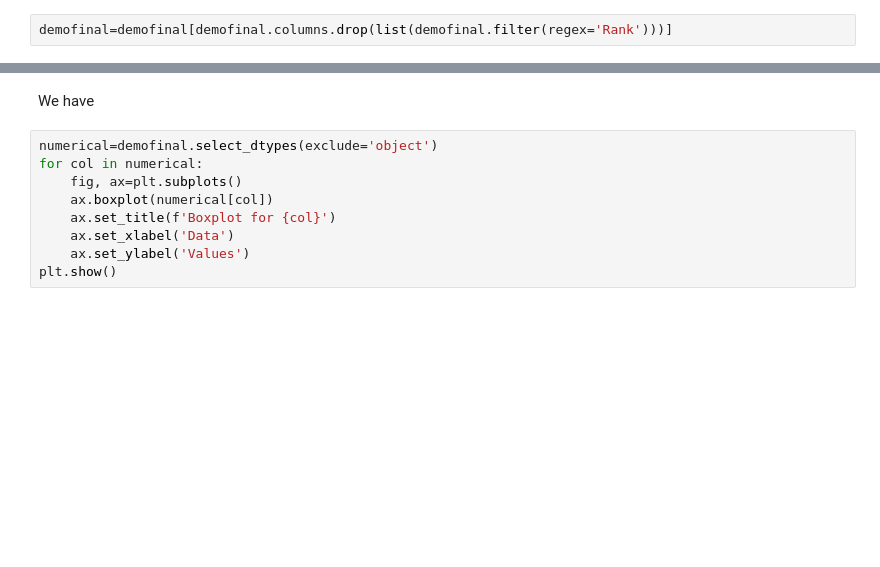
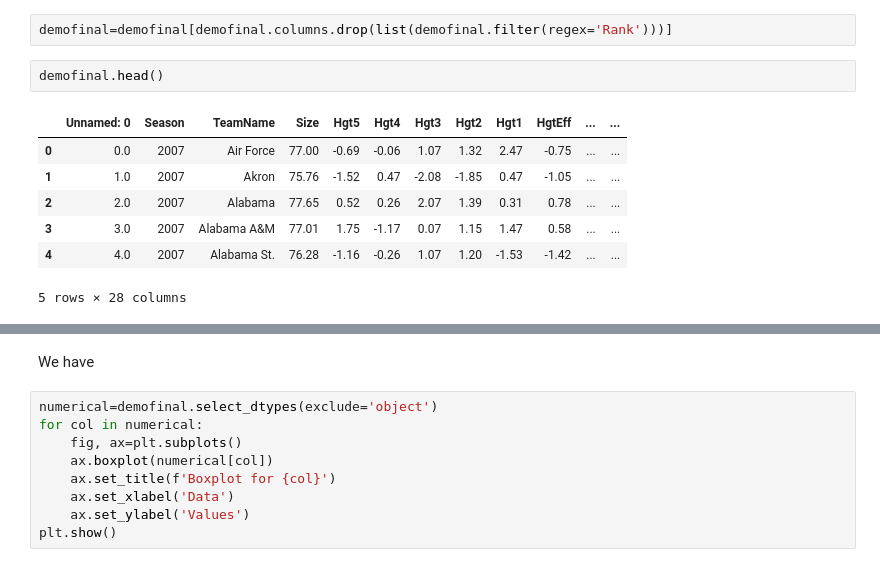
Before and after one commit to maddog19527/KenPom_Datasets, a Jupyter notebook: demographics/demographics_eda.ipynb, the cells around one changed output, grey strips where cells are left out. Saved outputs shown, nothing was run; the diff lists cells and outputs as text; blank space fills up the shorter version.

```diff
--- a/demographics/demographics_eda.ipynb
+++ b/demographics/demographics_eda.ipynb
@@ -41,3 +43,13 @@ demofinal=pd.read_csv('finalheights.csv')
 # %%
 demofinal=demofinal[demofinal.columns.drop(list(demofinal.filter(regex='Rank')))]
+# %%
+demofinal.head()
+# %% [output]
+|  | Unnamed: 0 | Season | TeamName | Size | Hgt5 | Hgt4 | Hgt3 | Hgt2 | Hgt1 | HgtEff | ... | ... |
+| 0 | 0.0 | 2007 | Air Force | 77.00 | -0.69 | -0.06 | 1.07 | 1.32 | 2.47 | -0.75 | ... | ... |
+| 1 | 1.0 | 2007 | Akron | 75.76 | -1.52 | 0.47 | -2.08 | -1.85 | 0.47 | -1.05 | ... | ... |
+| 2 | 2.0 | 2007 | Alabama | 77.65 | 0.52 | 0.26 | 2.07 | 1.39 | 0.31 | 0.78 | ... | ... |
+| 3 | 3.0 | 2007 | Alabama A&M | 77.01 | 1.75 | -1.17 | 0.07 | 1.15 | 1.47 | 0.58 | ... | ... |
+| 4 | 4.0 | 2007 | Alabama St. | 76.28 | -1.16 | -0.26 | 1.07 | 1.20 | -1.53 | -1.42 | ... | ... |
+5 rows × 28 columns
 # %%
```
Also changed, not shown: parts of 6 cells of this notebook, 5 other files.
